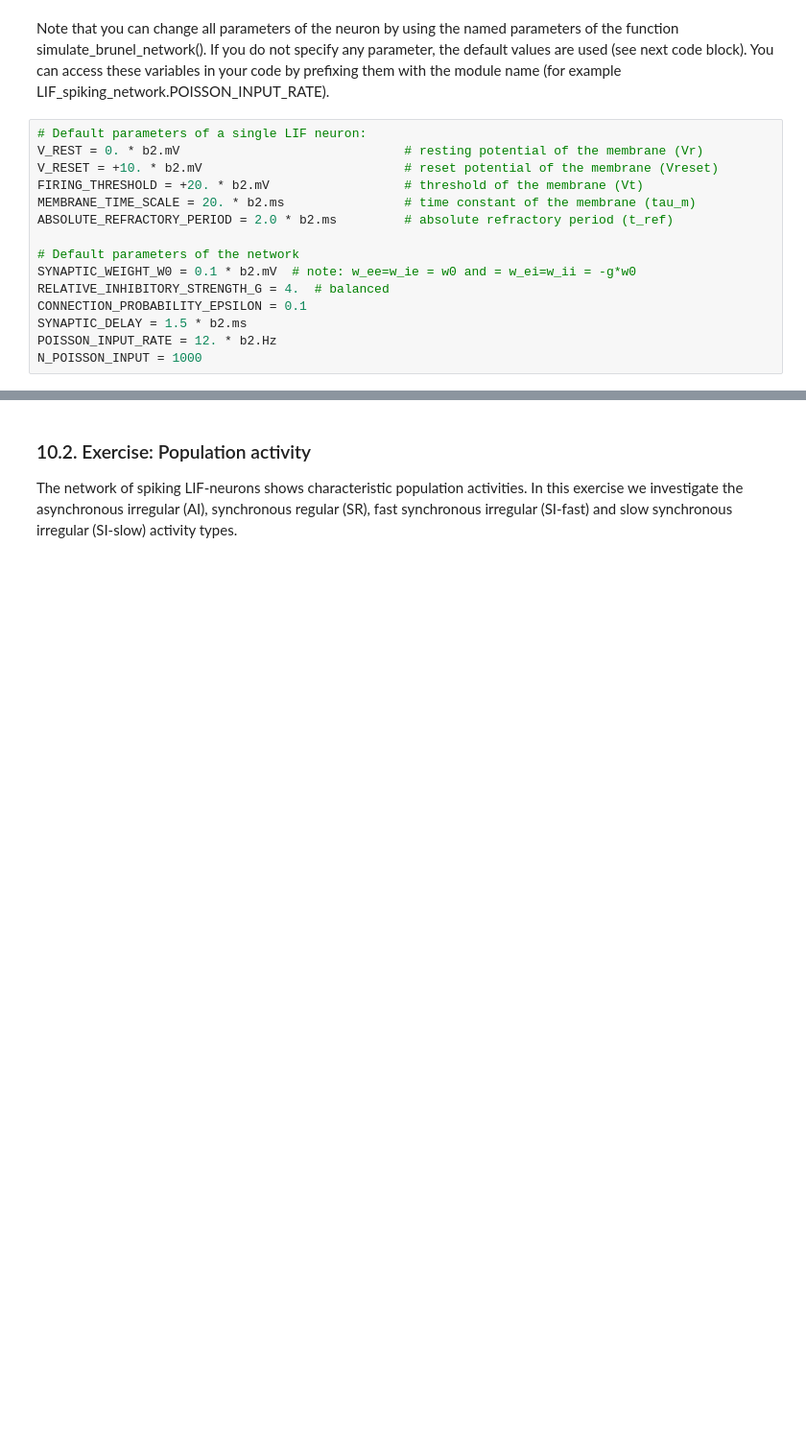
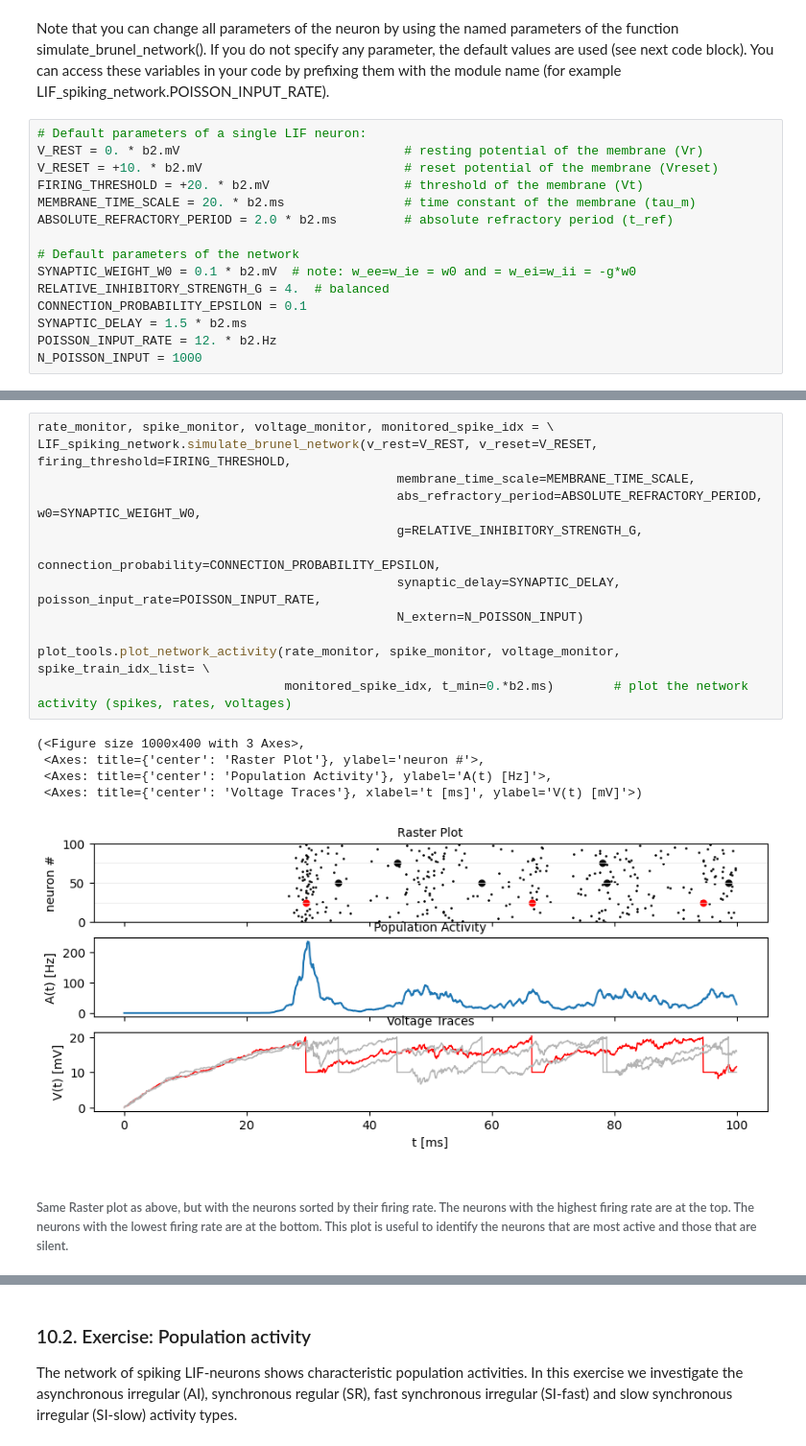
Before and after one commit to numustafa/Biological-Neural-Networks, a Jupyter notebook: mini project.ipynb, the cells around one changed output, grey strips where cells are left out. Shown at 96% size. Cells and saved outputs as stored; diff of their text form; blank space fills up the shorter version.

```diff
--- a/mini project.ipynb
+++ b/mini project.ipynb
@@ -83,0 +101,20 @@ In the first exercise, we get familiar with the model and parameters. Make sure
+# %%
+rate_monitor, spike_monitor, voltage_monitor, monitored_spike_idx = \
+LIF_spiking_network.simulate_brunel_network(v_rest=V_REST, v_reset=V_RESET, firing_threshold=FIRING_THRESHOLD,
+                                                membrane_time_scale=MEMBRANE_TIME_SCALE,
+                                                abs_refractory_period=ABSOLUTE_REFRACTORY_PERIOD, w0=SYNAPTIC_WEIGHT_W0,
+                                                g=RELATIVE_INHIBITORY_STRENGTH_G,
+                                                connection_probability=CONNECTION_PROBABILITY_EPSILON,
+                                                synaptic_delay=SYNAPTIC_DELAY, poisson_input_rate=POISSON_INPUT_RATE,
+                                                N_extern=N_POISSON_INPUT)
+
+plot_tools.plot_network_activity(rate_monitor, spike_monitor, voltage_monitor, spike_train_idx_list= \
+                                 monitored_spike_idx, t_min=0.*b2.ms)        # plot the network activity (spikes, rates, voltages)
+# %% [output]
+(<Figure size 1000x400 with 3 Axes>,
+ <Axes: title={'center': 'Raster Plot'}, ylabel='neuron #'>,
+ <Axes: title={'center': 'Population Activity'}, ylabel='A(t) [Hz]'>,
+ <Axes: title={'center': 'Voltage Traces'}, xlabel='t [ms]', ylabel='V(t) [mV]'>)
+[figure, added]
+# %% [markdown]
+###### Same Raster plot as above, but with the neurons sorted by their firing rate. The neurons with the highest firing rate are at the top. The neurons with the lowest firing rate are at the bottom. This plot is useful to identify the neurons that are most active and those that are silent.
```
Also changed, not shown: parts of 19 cells of this notebook.
